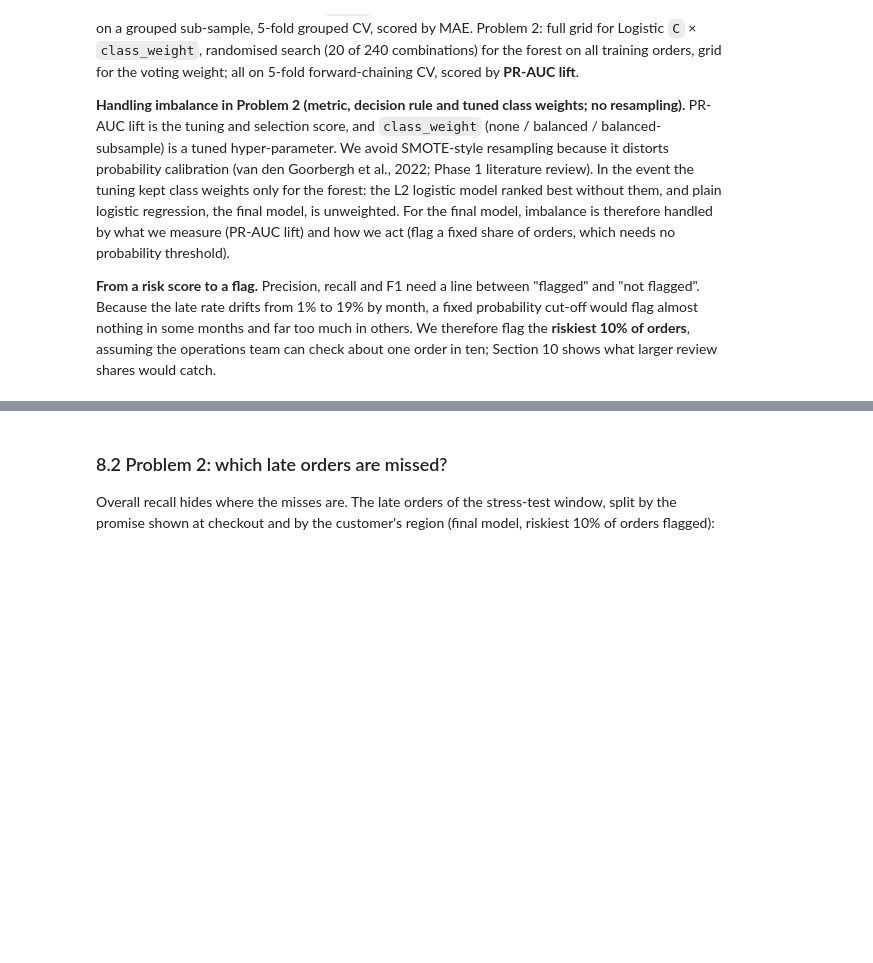
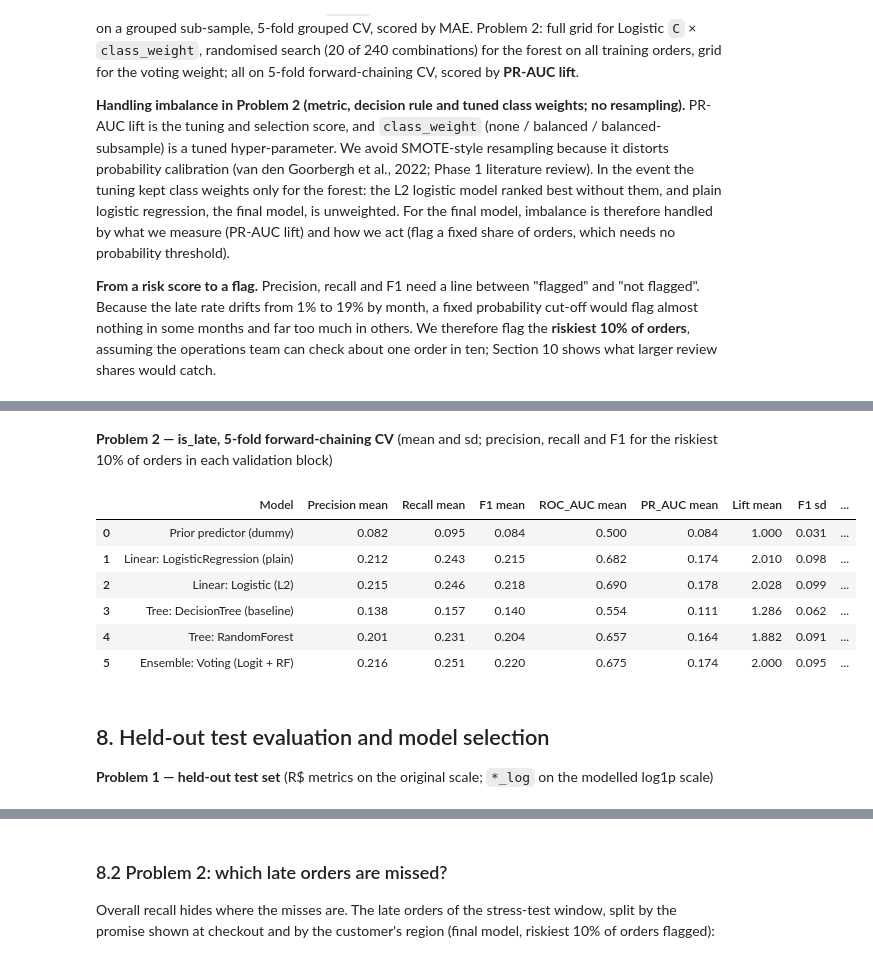
Before and after one commit to likeyou-ky/Team5_IT5006_Ecommerce_Analytics_AY2627Sem1, a Jupyter notebook: notebooks/Team5_Phase2_IT5006_AY2627Sem1.ipynb, the cells around one changed output, grey strips where cells are left out. Saved outputs shown, nothing was run; the diff lists cells and outputs as text; code cells hidden in the pictures; blank space fills up the shorter version.

```diff
--- a/notebooks/Team5_Phase2_IT5006_AY2627Sem1.ipynb
+++ b/notebooks/Team5_Phase2_IT5006_AY2627Sem1.ipynb
@@ -451,0 +319,17 @@ PL.confusion(te_b.clf_target, flags_b, f"{FIG}/07_confusion.png",
+# %% [markdown]
+**Problem 2 — is_late, 5-fold forward-chaining CV** (mean and sd; precision, recall and F1 for the riskiest 10% of orders in each validation block)
+# %%
+cv_b, share_b = P.cv_classification(clf_models, tr_b, fs_b)
+cv_b
+# %% [output]
+|  | Model | Precision mean | Recall mean | F1 mean | ROC_AUC mean | PR_AUC mean | Lift mean | F1 sd | ... |
+| 0 | Prior predictor (dummy) | 0.082 | 0.095 | 0.084 | 0.500 | 0.084 | 1.000 | 0.031 | ... |
+| 1 | Linear: LogisticRegression (plain) | 0.212 | 0.243 | 0.215 | 0.682 | 0.174 | 2.010 | 0.098 | ... |
+| 2 | Linear: Logistic (L2) | 0.215 | 0.246 | 0.218 | 0.690 | 0.178 | 2.028 | 0.099 | ... |
+| 3 | Tree: DecisionTree (baseline) | 0.138 | 0.157 | 0.140 | 0.554 | 0.111 | 1.286 | 0.062 | ... |
+| 4 | Tree: RandomForest | 0.201 | 0.231 | 0.204 | 0.657 | 0.164 | 1.882 | 0.091 | ... |
+| 5 | Ensemble: Voting (Logit + RF) | 0.216 | 0.251 | 0.220 | 0.675 | 0.174 | 2.000 | 0.095 | ... |
+# %% [markdown]
+## 8. Held-out test evaluation and model selection
+
+**Problem 1 — held-out test set** (R\$ metrics on the original scale; `*_log` on the modelled log1p scale)
```
Also changed, not shown: parts of 98 cells of this notebook, 4 other files.
